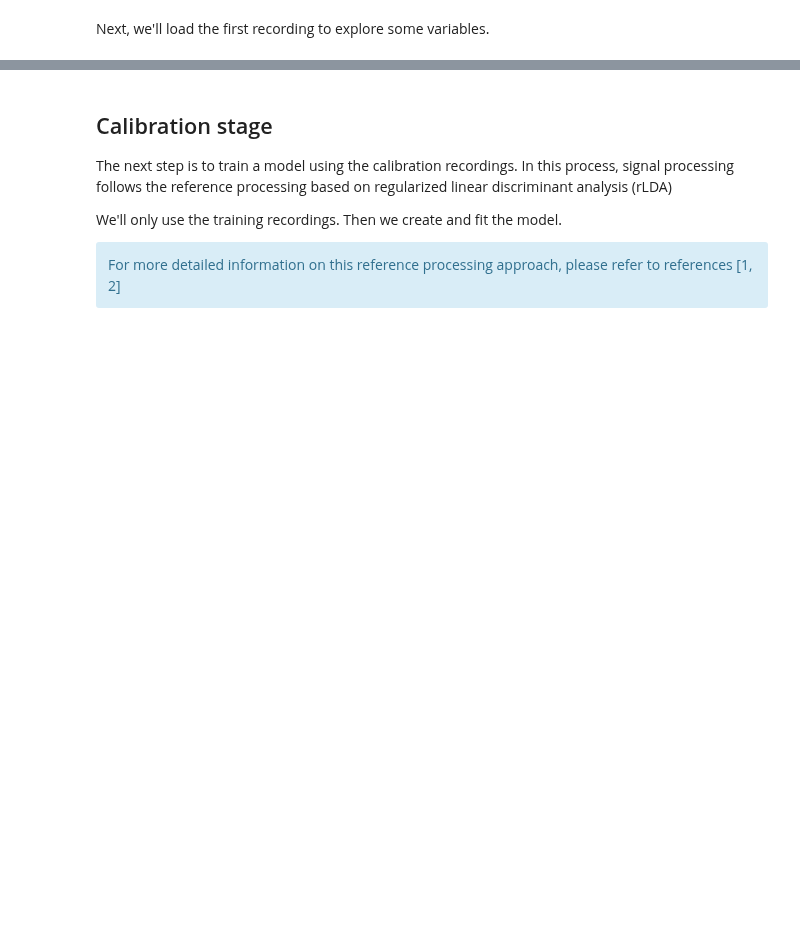
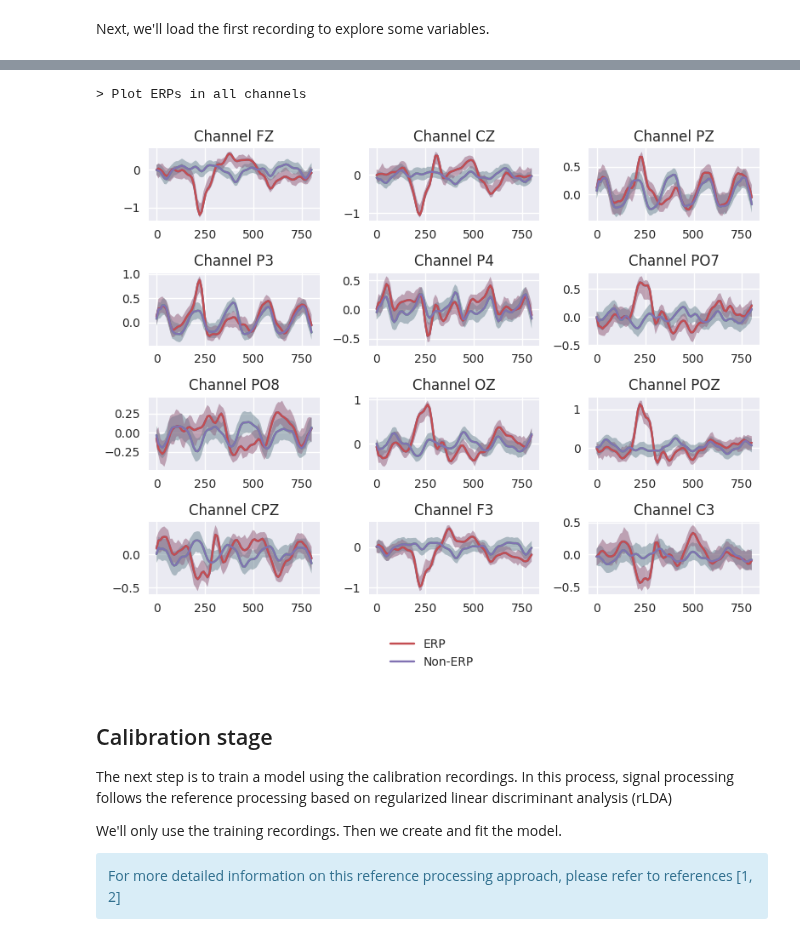
Before and after one commit to medusabci/medusa-tutorials, a Jupyter notebook: erp_spellers_tut.ipynb, the cells around one changed output, grey strips where cells are left out. Cells and saved outputs as stored; diff of their text form; code cells hidden in the pictures; blank space fills up the shorter version.

```diff
--- a/erp_spellers_tut.ipynb
+++ b/erp_spellers_tut.ipynb
@@ -114,54 +134,34 @@ Then, this dataset will be used to plot the ERPs.
 # %%
-# Create subject dataset
-print('> Creating subject dataset...')
-subj_dataset = erp_spellers.ERPSpellerDataset(
-    channel_set=rec.eeg.channel_set,
-    fs=256,
-    biosignal_att_key='eeg',
-    experiment_att_key='erpspellerdata',
-    experiment_mode='train')
-subj_dataset.add_recordings(files)
-
 # Plot ERPs
 print('> Plot ERPs in all channels')
-# Signal processing
-prep_method = erp_spellers.StandardPreprocessing(cutoff=(1, 30))
-feat_ext_method = erp_spellers.StandardFeatureExtraction(
-    w_epoch_t=(0, 800),
-    target_fs=100,
-    concatenate_channels=False)
-subj_dataset = prep_method.fit_transform_dataset(subj_dataset)
-x, x_info = feat_ext_method.transform_dataset(subj_dataset)
-trials_erp_epochs = x[x_info['erp_labels'] == 1]
-trials_noerp_epochs = x[x_info['erp_labels'] == 0]
-# Show figure with ERPs
-with plt.style.context('seaborn'):
-    fig, axs = plt.subplots(3, 4, figsize=(16, 6))
-    # Plot ERPs
+with plt.style.context('seaborn-v0_8'):
+    fig, axs = plt.subplots(4, 3, figsize=(8, 6))
     for i, ax in enumerate(axs.flat):
         ax.set_title(f'Channel {subj_dataset.channel_set.l_cha[i]}')
-        plot_data = erp_plots.plot_erp(erp_epochs=trials_erp_epochs,
-                                       noerp_epochs=trials_noerp_epochs,
-                                       channel=i,
-                                       window=[0, 800],
-                                       error_measure="C65",
-                                       plot=False)
+        plot_data = erp_plots.plot_erp(
+            erp_epochs=trials_erp_epochs,
+            noerp_epochs=trials_noerp_epochs,
+            channel=i,                  # Index of the desired channel
+            window=[0, 800],            # Window to be extracted in ms
+            error_measure="C55",        # 55% confidence interval
+            axes=ax)
         t = np.linspace(0, 800, plot_data["trials_erp_mean"].shape[0])
-        ax.plot(t, plot_data["trials_erp_mean"])
+        ax.plot(t, plot_data["trials_erp_mean"], label="ERP")
         ax.fill_between(t, plot_data["trials_erp_dev"][0],
                         plot_data["trials_erp_dev"][1],
                         alpha=0.3)
-        ax.plot(t, plot_data["trials_noerp_mean"])
+        ax.plot(t, plot_data["trials_noerp_mean"], label="Non-ERP")
         ax.fill_between(t, plot_data["trials_noerp_dev"][0],
                         plot_data["trials_noerp_dev"][1],
                         alpha=0.3)
-
-        if i == subj_dataset.channel_set.n_cha:
-            break
-
-    # Show the figure
-    plt.tight_layout()
-    plt.show()
+    handles, labels = ax.get_legend_handles_labels()
+    fig.legend(handles, labels, loc='lower center',
+               bbox_to_anchor=(0, -0.1, 1, 1))
+plt.tight_layout()
+plt.show()
+# %% [output]
+> Plot ERPs in all channels
+[figure, added]
 # %% [markdown]
 ## Calibration stage
 The next step is to train a model using the calibration recordings. In this
```
Also changed, not shown: parts of 6 cells of this notebook, 1 other file.
